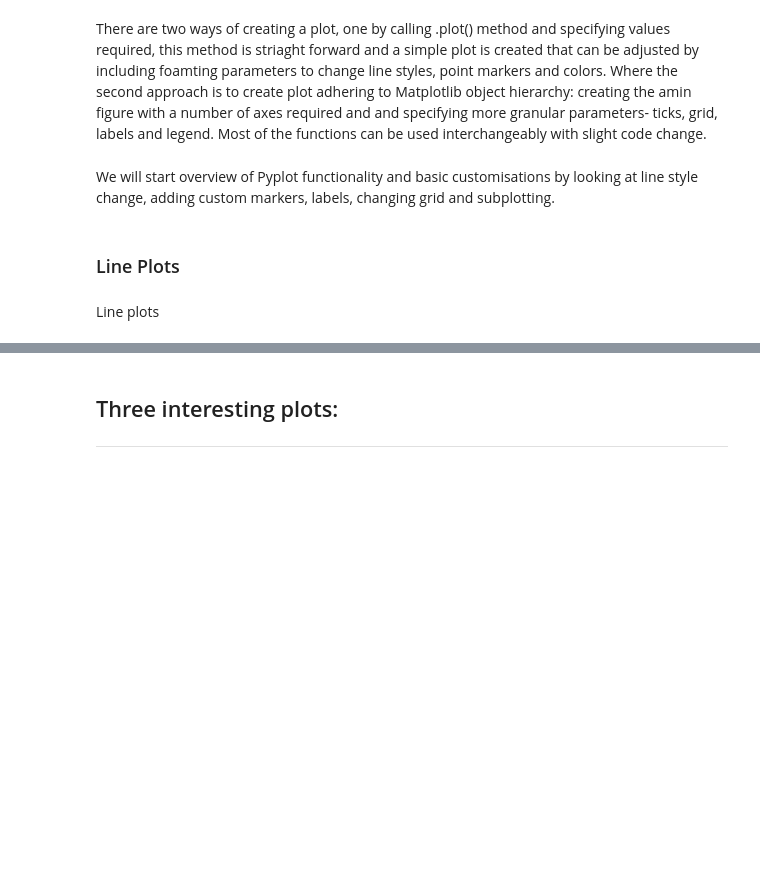
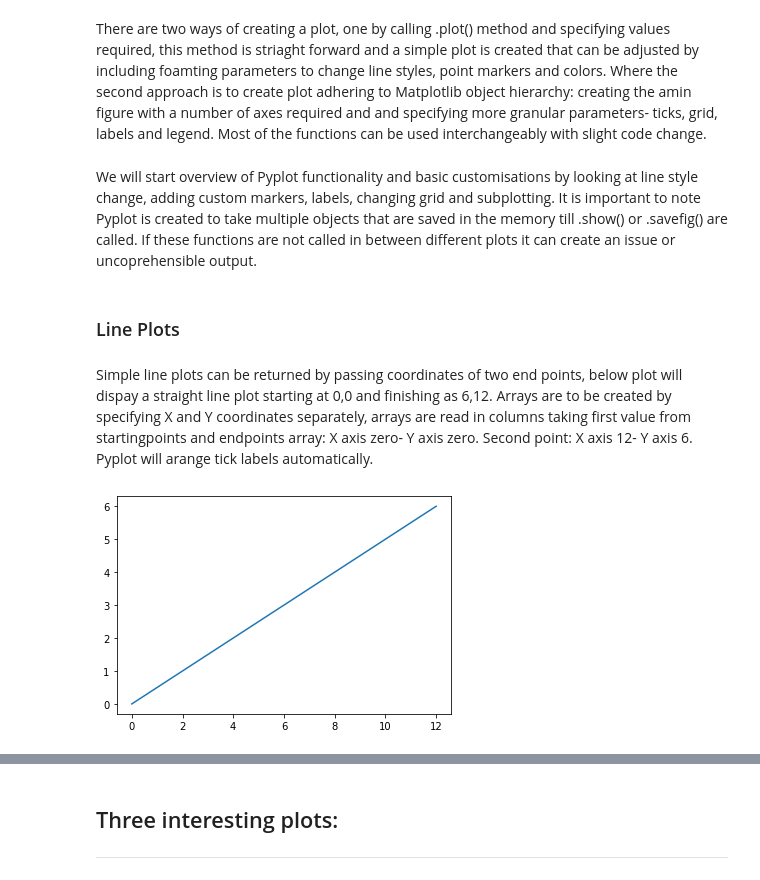
Before and after one commit to Mantvydas-data/FundamentalsofDataAnalysis, a Jupyter notebook: pyplot.ipynb, the cells around one changed output, grey strips where cells are left out. Drawn from its saved outputs; the diff is of its cells as text; code cells hidden in the pictures; blank space fills up the shorter version.

Commit message:
Line plots introduction

```diff
--- a/pyplot.ipynb
+++ b/pyplot.ipynb
@@ -25,8 +25,18 @@ Where the second approach is to create plot adhering to Matplotlib object hierar
 import matplotlib.pyplot as plt
 import numpy as np
 # %% [markdown]
-We will start overview of Pyplot functionality and basic customisations by looking at line style change, adding custom markers, labels, changing grid and subplotting.
+We will start overview of Pyplot functionality and basic customisations by looking at line style change, adding custom markers, labels, changing grid and subplotting. It is important to note Pyplot is created to take multiple objects that are saved in the memory till .show() or .savefig() are called. If these functions are not called in between different plots it can create an issue or uncoprehensible output.
 # %% [markdown]
 ### Line Plots
 # %% [markdown]
-Line plots
+Simple line plots can be returned by passing coordinates of two end points, below plot will dispay a straight line plot starting at 0,0 and finishing as 6,12. Arrays are to be created by specifying X and Y coordinates separately, arrays are read in columns taking first value from startingpoints and endpoints array: X axis zero- Y axis zero. Second point: X axis 12- Y axis 6. Pyplot will arange tick labels automatically.
+# %%
+# Creating numpy array for plot sartting and end points
+startpoints = np.array([0,12])
+endpoints = np.array([0,6])
+
+# Outputting plot of specified points
+plt.plot(startpoints, endpoints)
+plt.show()
+# %% [output]
+[figure, added]
```
Also changed, not shown: parts of 4 cells of this notebook.
